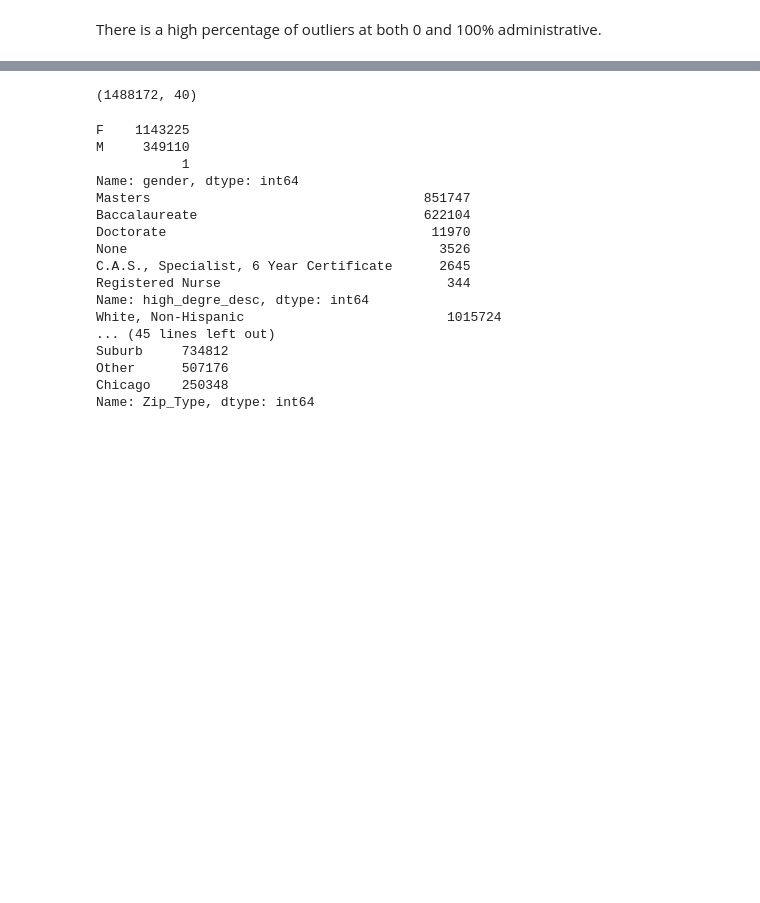
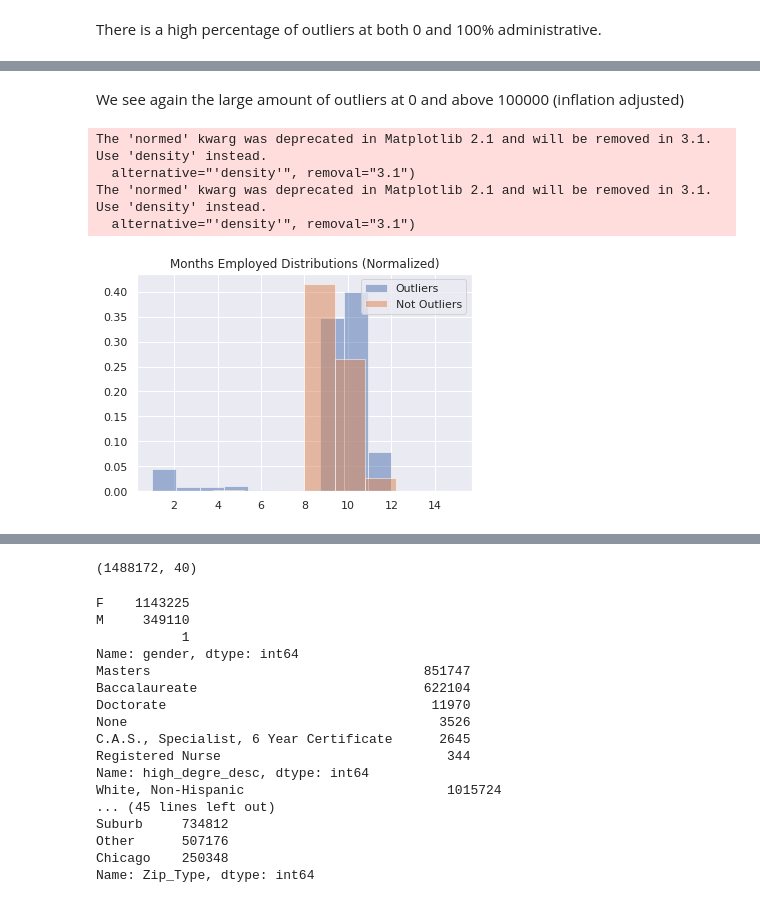
Before and after one commit to spanman888/DSC672_Teacher_Salary, a Jupyter notebook: Capstone_Teacher_Salary.ipynb, the cells around one changed output, grey strips where cells are left out. Saved outputs shown, nothing was run; the diff lists cells and outputs as text; code cells hidden in the pictures; blank space fills up the shorter version.

```diff
--- a/Capstone_Teacher_Salary.ipynb
+++ b/Capstone_Teacher_Salary.ipynb
@@ -242,0 +258,17 @@ df_not_outliers.describe()
+# %% [markdown]
+We see again the large amount of outliers at 0 and above 100000 (inflation adjusted)
+# %%
+x = [df_outliers['months_employed']]
+y = [df_not_outliers['months_employed']]
+
+plt.hist(x, alpha=0.5, label='Outliers', normed = True)
+plt.hist(y, alpha=0.5, label='Not Outliers', normed = True)
+plt.legend(loc='upper right')
+plt.title('Months Employed Distributions (Normalized)')
+plt.show()
+# %% [output]
+The 'normed' kwarg was deprecated in Matplotlib 2.1 and will be removed in 3.1. Use 'density' instead.
+  alternative="'density'", removal="3.1")
+The 'normed' kwarg was deprecated in Matplotlib 2.1 and will be removed in 3.1. Use 'density' instead.
+  alternative="'density'", removal="3.1")
+[figure, added]
```
Also changed, not shown: parts of 18 cells of this notebook.
